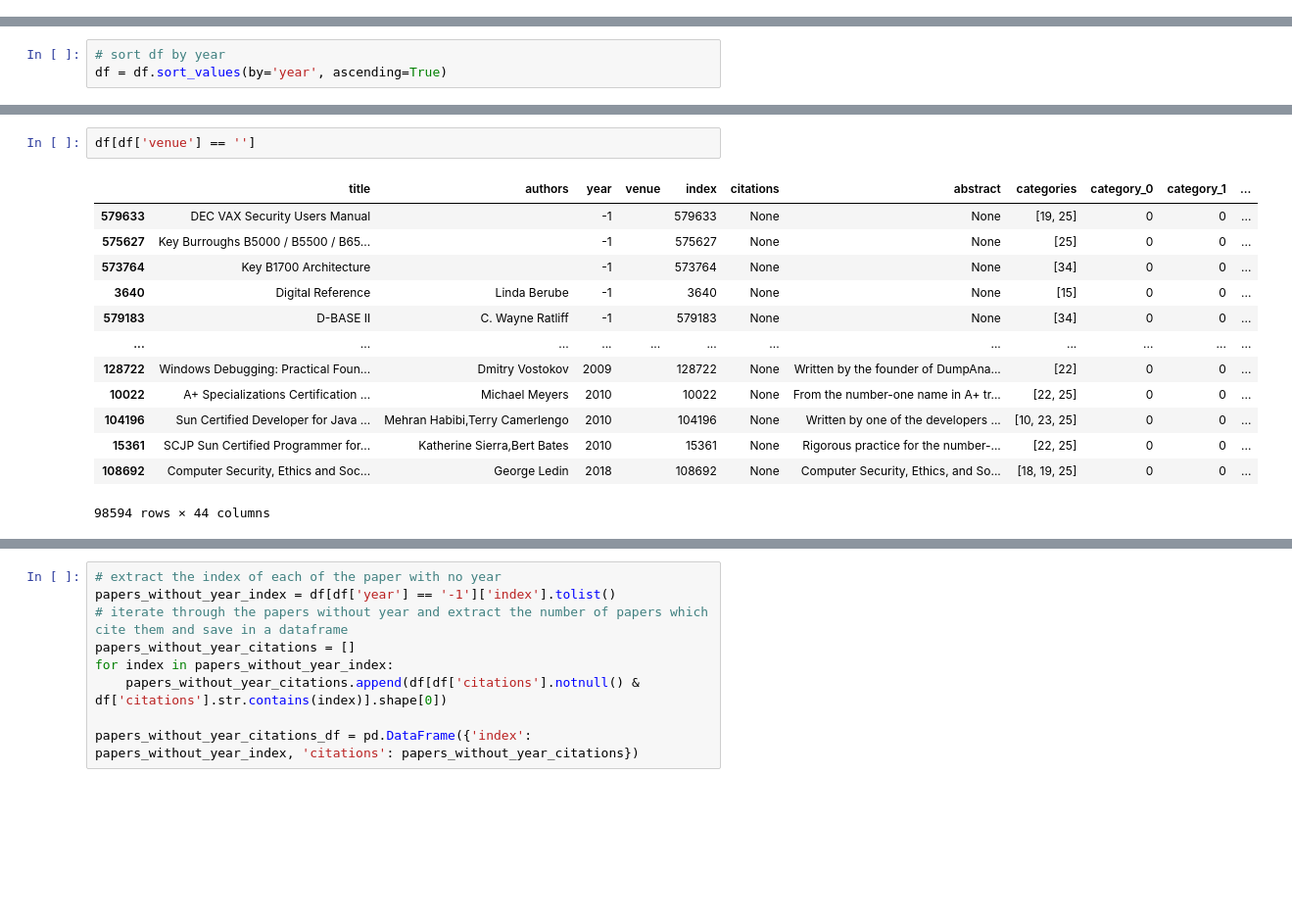
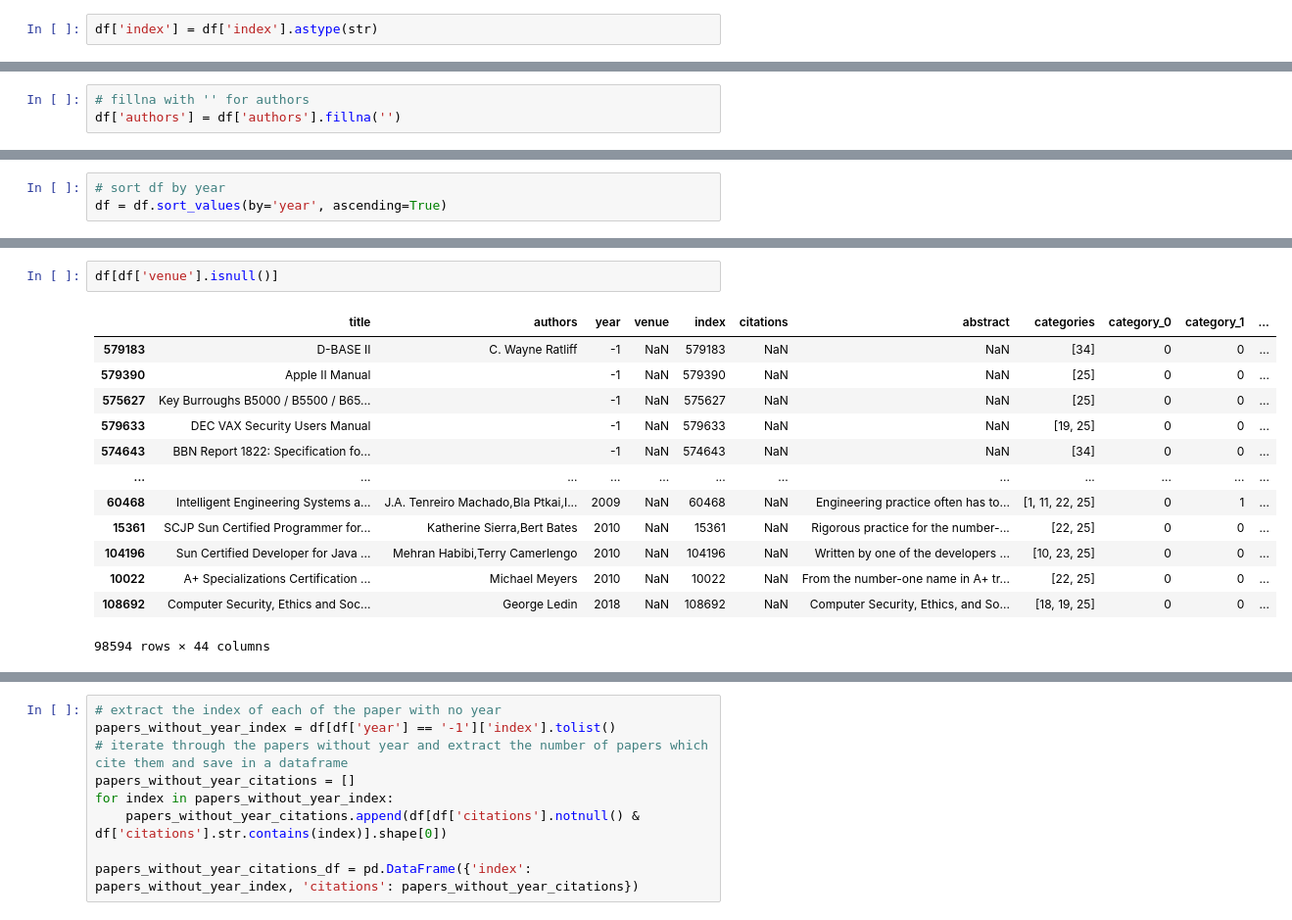
Before and after one commit to tommasosommaruga/Data_challenge_ENT, a Jupyter notebook: main_nb.ipynb, the cells around one changed output, grey strips where cells are left out. Shown at 98% size. Cells and saved outputs as stored; diff of their text form; blank space fills up the shorter version.

```diff
--- a/main_nb.ipynb
+++ b/main_nb.ipynb
@@ -62,3 +64,5 @@ df = parse_papers(file_path)
+# %%
+df['index'] = df['index'].astype(str)
 # %%
 # import the picke file
 with open('Data/pid_cat_dict.pkl', 'rb') as file:
@@ -165,3 +186,6 @@ for category in unique_categories:
+# %%
+# fillna with '' for authors
+df['authors'] = df['authors'].fillna('')
 # %%
 # give the rows which have empty authors
 df['authors_list'] = df['authors'].apply(lambda x: [author.strip() for author in x.split(",")])
@@ -214,18 +229,18 @@ df[df['authors'] == '']
 25916 rows × 44 columns
 # %%
-df[df['venue'] == '']
+df[df['venue'].isnull()]
 # %% [output]
 |  | title | authors | year | venue | index | citations | abstract | categories | category_0 | category_1 | ... |
-| 579633 | DEC VAX Security Users Manual |  | -1 |  | 579633 | None | None | [19, 25] | 0 | 0 | ... |
-| 575627 | Key Burroughs B5000 / B5500 / B65... |  | -1 |  | 575627 | None | None | [25] | 0 | 0 | ... |
-| 573764 | Key B1700 Architecture |  | -1 |  | 573764 | None | None | [34] | 0 | 0 | ... |
-| 3640 | Digital Reference | Linda Berube | -1 |  | 3640 | None | None | [15] | 0 | 0 | ... |
-| 579183 | D-BASE II | C. Wayne Ratliff | -1 |  | 579183 | None | None | [34] | 0 | 0 | ... |
+| 579183 | D-BASE II | C. Wayne Ratliff | -1 | NaN | 579183 | NaN | NaN | [34] | 0 | 0 | ... |
+| 579390 | Apple II Manual |  | -1 | NaN | 579390 | NaN | NaN | [25] | 0 | 0 | ... |
+| 575627 | Key Burroughs B5000 / B5500 / B65... |  | -1 | NaN | 575627 | NaN | NaN | [25] | 0 | 0 | ... |
+| 579633 | DEC VAX Security Users Manual |  | -1 | NaN | 579633 | NaN | NaN | [19, 25] | 0 | 0 | ... |
+| 574643 | BBN Report 1822: Specification fo... |  | -1 | NaN | 574643 | NaN | NaN | [34] | 0 | 0 | ... |
 | ... | ... | ... | ... | ... | ... | ... | ... | ... | ... | ... | ... |
-| 128722 | Windows Debugging: Practical Foun... | Dmitry Vostokov | 2009 |  | 128722 | None | Written by the founder of DumpAna... | [22] | 0 | 0 | ... |
-| 10022 | A+ Specializations Certification ... | Michael Meyers | 2010 |  | 10022 | None | From the number-one name in A+ tr... | [22, 25] | 0 | 0 | ... |
-| 104196 | Sun Certified Developer for Java ... | Mehran Habibi,Terry Camerlengo | 2010 |  | 104196 | None | Written by one of the developers ... | [10, 23, 25] | 0 | 0 | ... |
-| 15361 | SCJP Sun Certified Programmer for... | Katherine Sierra,Bert Bates | 2010 |  | 15361 | None | Rigorous practice for the number-... | [22, 25] | 0 | 0 | ... |
-| 108692 | Computer Security, Ethics and Soc... | George Ledin | 2018 |  | 108692 | None | Computer Security, Ethics, and So... | [18, 19, 25] | 0 | 0 | ... |
+| 60468 | Intelligent Engineering Systems a... | J.A. Tenreiro Machado,Bla Ptkai,I... | 2009 | NaN | 60468 | NaN | Engineering practice often has to... | [1, 11, 22, 25] | 0 | 1 | ... |
+| 15361 | SCJP Sun Certified Programmer for... | Katherine Sierra,Bert Bates | 2010 | NaN | 15361 | NaN | Rigorous practice for the number-... | [22, 25] | 0 | 0 | ... |
+| 104196 | Sun Certified Developer for Java ... | Mehran Habibi,Terry Camerlengo | 2010 | NaN | 104196 | NaN | Written by one of the developers ... | [10, 23, 25] | 0 | 0 | ... |
+| 10022 | A+ Specializations Certification ... | Michael Meyers | 2010 | NaN | 10022 | NaN | From the number-one name in A+ tr... | [22, 25] | 0 | 0 | ... |
+| 108692 | Computer Security, Ethics and Soc... | George Ledin | 2018 | NaN | 108692 | NaN | Computer Security, Ethics, and So... | [18, 19, 25] | 0 | 0 | ... |
 98594 rows × 44 columns
 # %%
```
Also changed, not shown: parts of 39 cells of this notebook, 2 other files.
